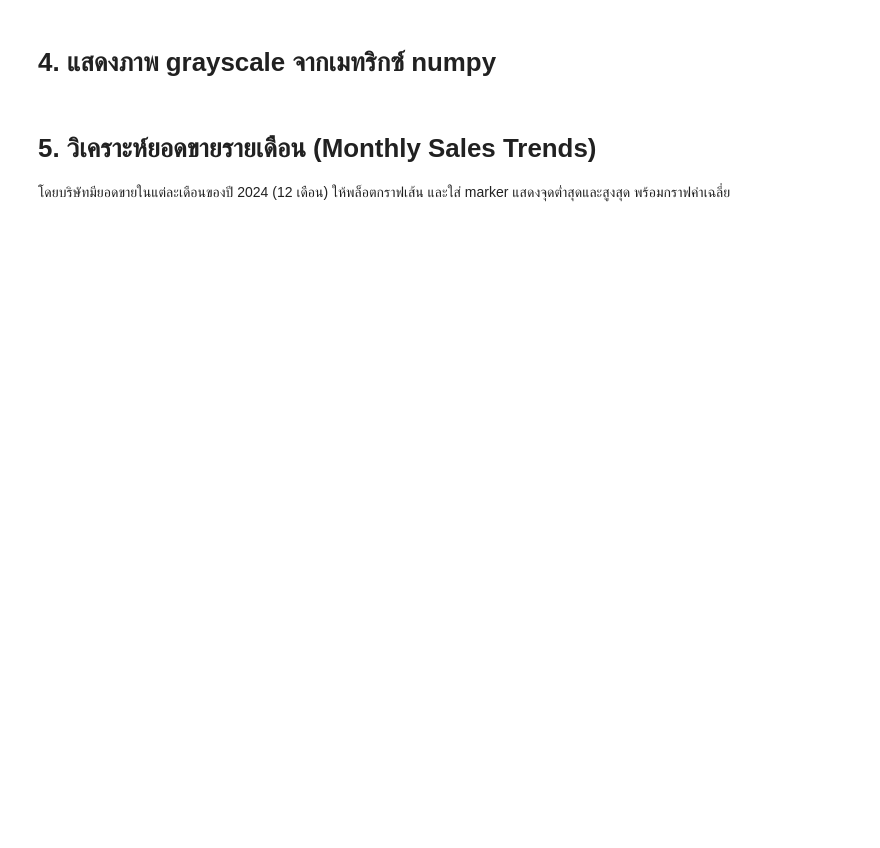
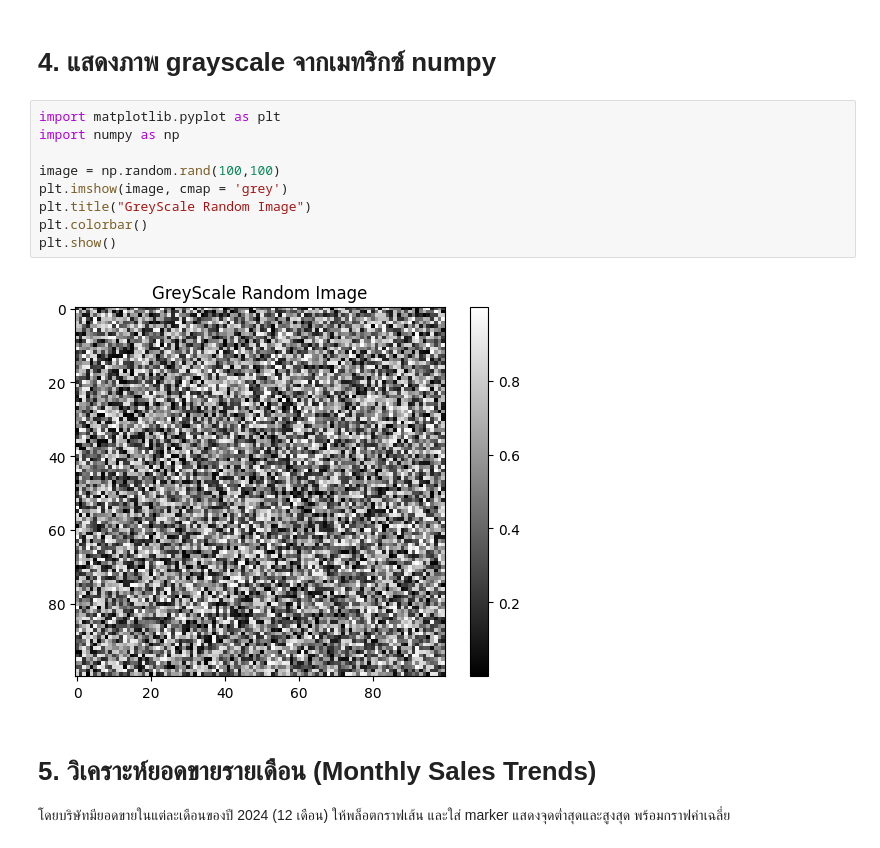
Before and after one commit to Iiceeeeeeeeeq/Python-class, a Jupyter notebook: Matplotlib/Practices.ipynb, the cells around one changed output. Drawn from its saved outputs; the diff is of its cells as text; blank space fills up the shorter version.

```diff
--- a/Matplotlib/Practices.ipynb
+++ b/Matplotlib/Practices.ipynb
@@ -11,5 +57,16 @@
 # %% [markdown]
 # 4.  แสดงภาพ grayscale จากเมทริกซ์ numpy
+# %%
+import matplotlib.pyplot as plt
+import numpy as np
+
+image = np.random.rand(100,100)
+plt.imshow(image, cmap = 'grey')
+plt.title("GreyScale Random Image")
+plt.colorbar()
+plt.show()
+# %% [output]
+[figure, added]
 # %% [markdown]
 # 5. วิเคราะห์ยอดขายรายเดือน (Monthly Sales Trends)
 โดยบริษัทมียอดขายในแต่ละเดือนของปี 2024 (12 เดือน) ให้พล็อตกราฟเส้น และใส่ marker แสดงจุดต่ำสุดและสูงสุด พร้อมกราฟค่าเฉลี่ย
```
Also changed, not shown: parts of 12 cells of this notebook, 2 other files.
